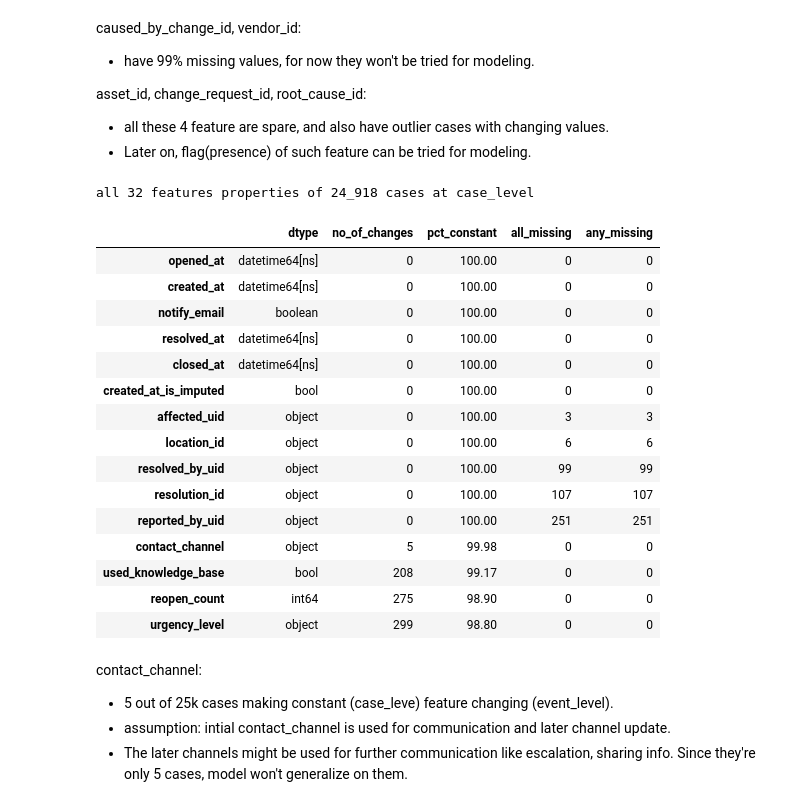
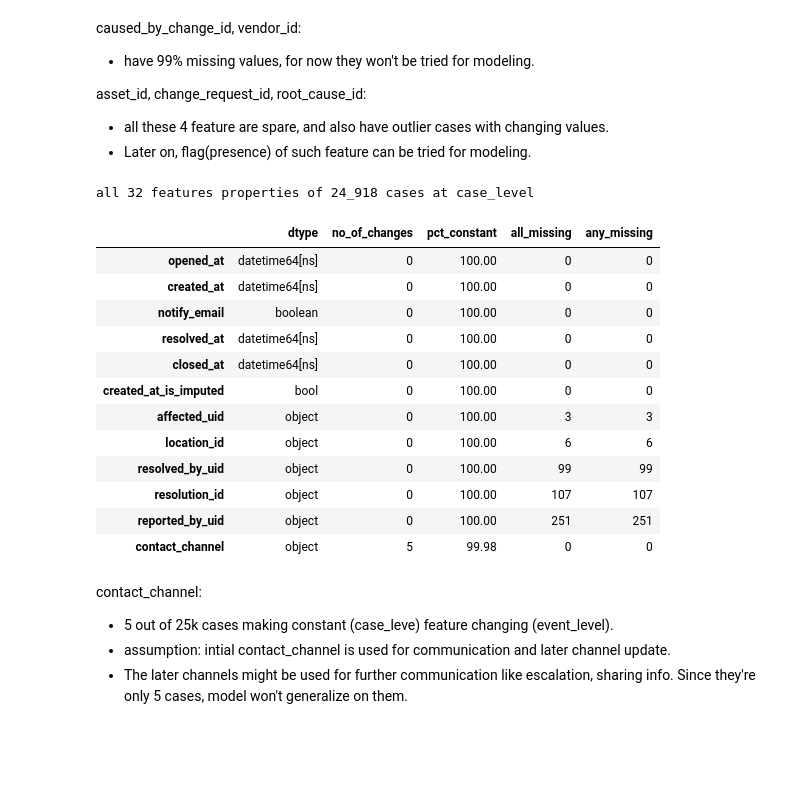
Before and after one commit to shashankgarewal/temporal-sequence-eventLog, a Jupyter notebook: notebooks/03_model_base_table.ipynb, the cells around one changed output. Saved outputs shown, nothing was run; the diff lists cells and outputs as text; code cells hidden in the pictures; blank space fills up the shorter version.

```diff
--- a/notebooks/03_model_base_table.ipynb
+++ b/notebooks/03_model_base_table.ipynb
@@ -65,33 +74,30 @@ df.drop(profile['sparse']['columns'], axis=1, inplace=True)
 # %%
 print(f"all {df.columns.size -1} features properties of 24_918 cases at case_level")
 grp = df.groupby('case_id')
 df_prop = pd.DataFrame(df.dtypes, columns=['dtype']).drop('case_id', axis=0)
 
 df_prop['no_of_changes'] = ((grp.nunique(dropna=True) <= 1).sum() - df.case_id.nunique(dropna=True)).round(2).abs()
 df_prop['pct_constant'] = (100* (grp.nunique(dropna=True) <= 1).sum() / df.case_id.nunique(dropna=True)).round(2).abs()
 
 df_prop['all_missing'] = df.isna().groupby(df['case_id']).all().sum()
 df_prop['any_missing'] = df.isna().groupby(df['case_id']).any().sum()
 
-df_prop.sort_values(['no_of_changes', 'any_missing'], ascending=True).head(15)
+df_prop.sort_values(['no_of_changes', 'any_missing'], ascending=True).query('no_of_changes < 10')
 # %% [output]
 all 32 features properties of 24_918 cases at case_level
 |  | dtype | no_of_changes | pct_constant | all_missing | any_missing |
 | opened_at | datetime64[ns] | 0 | 100.00 | 0 | 0 |
 | created_at | datetime64[ns] | 0 | 100.00 | 0 | 0 |
 | notify_email | boolean | 0 | 100.00 | 0 | 0 |
 | resolved_at | datetime64[ns] | 0 | 100.00 | 0 | 0 |
 | closed_at | datetime64[ns] | 0 | 100.00 | 0 | 0 |
 | created_at_is_imputed | bool | 0 | 100.00 | 0 | 0 |
 | affected_uid | object | 0 | 100.00 | 3 | 3 |
 | location_id | object | 0 | 100.00 | 6 | 6 |
 | resolved_by_uid | object | 0 | 100.00 | 99 | 99 |
 | resolution_id | object | 0 | 100.00 | 107 | 107 |
 | reported_by_uid | object | 0 | 100.00 | 251 | 251 |
 | contact_channel | object | 5 | 99.98 | 0 | 0 |
-| used_knowledge_base | bool | 208 | 99.17 | 0 | 0 |
-| reopen_count | int64 | 275 | 98.90 | 0 | 0 |
-| urgency_level | object | 299 | 98.80 | 0 | 0 |
 # %% [markdown]
 
 
```
Also changed, not shown: parts of 39 cells of this notebook, 1 other file.
